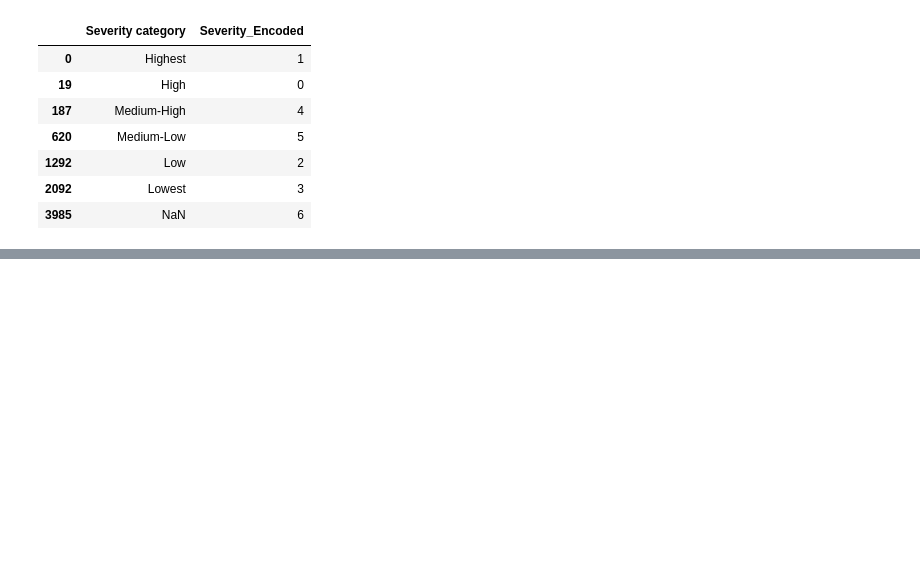
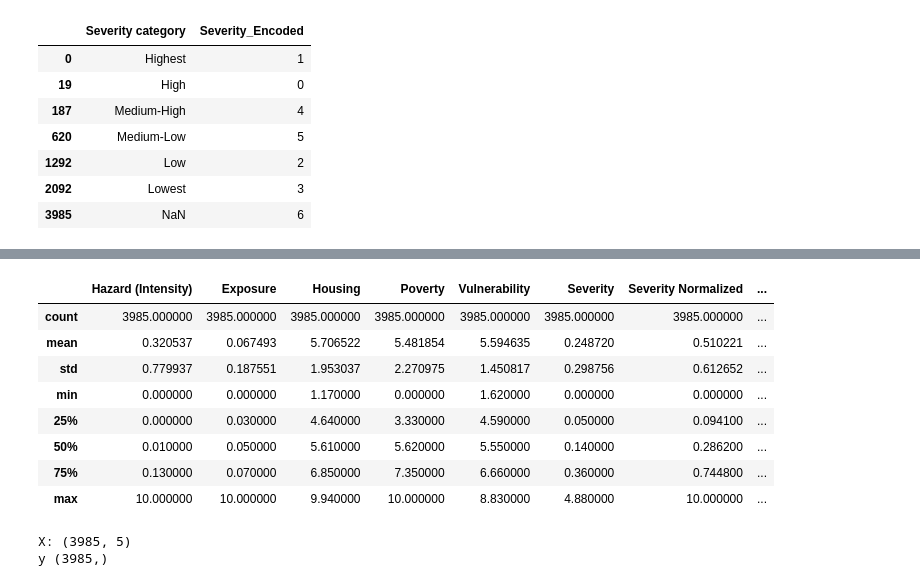
Before and after one commit to Prasamsha0/Earthquake-Damage-prediction, a Jupyter notebook: ML1.ipynb, the cells around one changed output, grey strips where cells are left out. Saved outputs shown, nothing was run; the diff lists cells and outputs as text; code cells hidden in the pictures; blank space fills up the shorter version.

```diff
--- a/ML1.ipynb
+++ b/ML1.ipynb
@@ -98,0 +166,12 @@ df[['Severity category', 'Severity_Encoded']].drop_duplicates()
+# %%
+df.describe()
+# %% [output]
+|  | Hazard (Intensity) | Exposure | Housing | Poverty | Vulnerability | Severity | Severity Normalized | ... |
+| count | 3985.000000 | 3985.000000 | 3985.000000 | 3985.000000 | 3985.000000 | 3985.000000 | 3985.000000 | ... |
+| mean | 0.320537 | 0.067493 | 5.706522 | 5.481854 | 5.594635 | 0.248720 | 0.510221 | ... |
+| std | 0.779937 | 0.187551 | 1.953037 | 2.270975 | 1.450817 | 0.298756 | 0.612652 | ... |
+| min | 0.000000 | 0.000000 | 1.170000 | 0.000000 | 1.620000 | 0.000000 | 0.000000 | ... |
+| 25% | 0.000000 | 0.030000 | 4.640000 | 3.330000 | 4.590000 | 0.050000 | 0.094100 | ... |
+| 50% | 0.010000 | 0.050000 | 5.610000 | 5.620000 | 5.550000 | 0.140000 | 0.286200 | ... |
+| 75% | 0.130000 | 0.070000 | 6.850000 | 7.350000 | 6.660000 | 0.360000 | 0.744800 | ... |
+| max | 10.000000 | 10.000000 | 9.940000 | 10.000000 | 8.830000 | 4.880000 | 10.000000 | ... |
@@ -98,0 +182,6 @@ df[['Severity category', 'Severity_Encoded']].drop_duplicates()
+# %%
+print("X:", X.shape)
+print("y", y.shape)
+# %% [output]
+X: (3985, 5)
+y (3985,)
```
Also changed, not shown: parts of 16 cells of this notebook.
